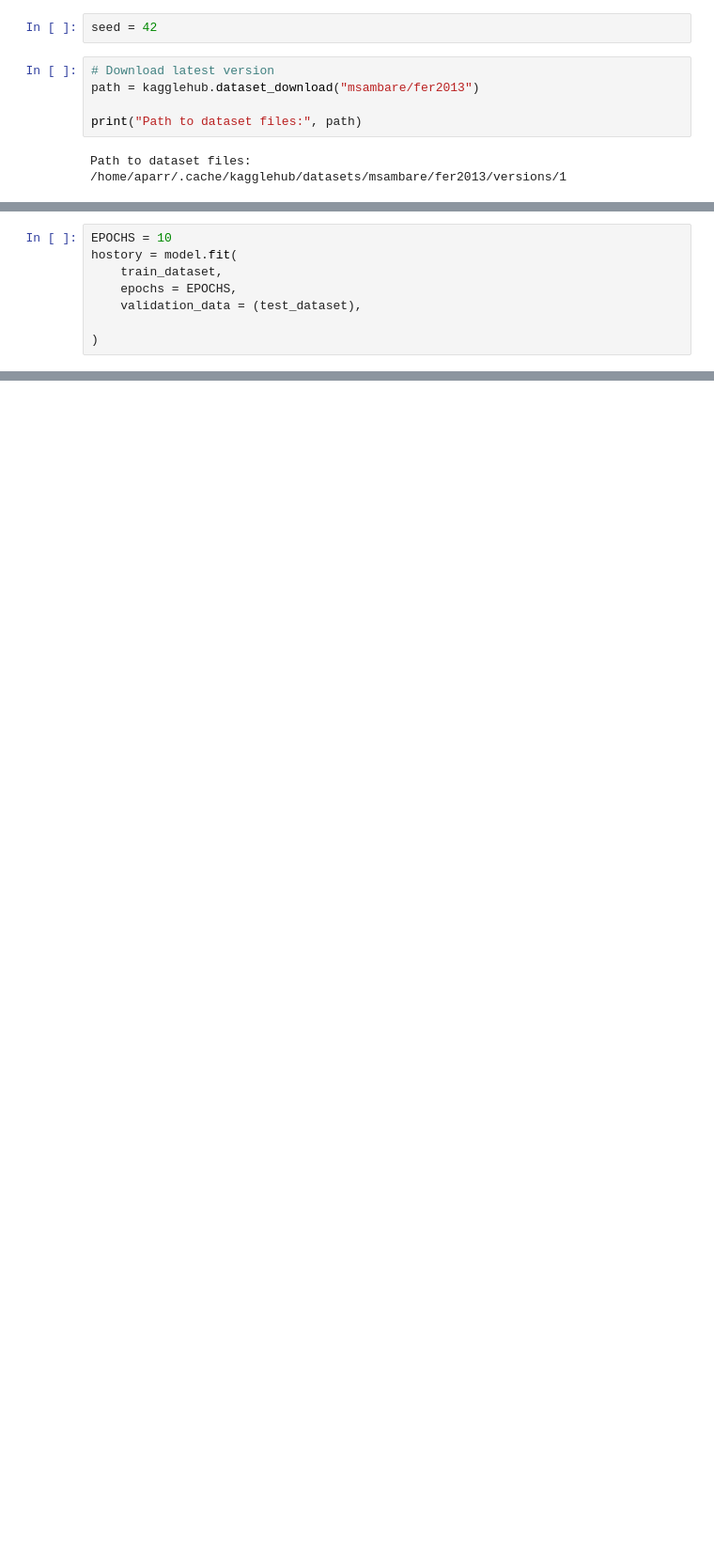
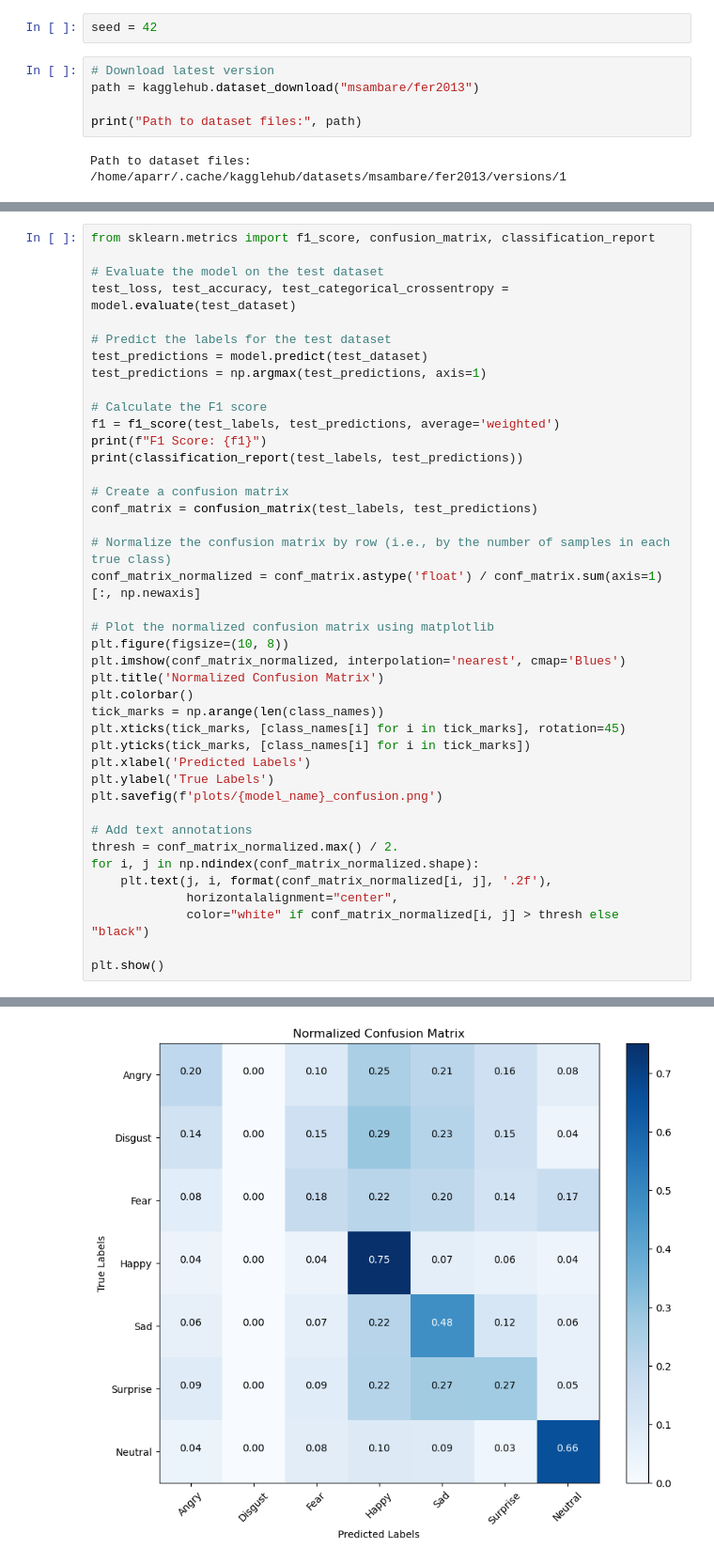
Before and after one commit to hoxxe-r/cais_winter_project, a Jupyter notebook: main.ipynb, the cells around one changed output, grey strips where cells are left out. Shown: that part at 94% size. Drawn from its saved outputs; the diff is of its cells as text; blank space fills up the shorter version.

```diff
--- a/main.ipynb
+++ b/main.ipynb
@@ -112,8 +182,0 @@ Model: "sequential_6"
-# %%
-EPOCHS = 10
-hostory = model.fit(
-    train_dataset,
-    epochs = EPOCHS,
-    validation_data = (test_dataset),
-
-)
@@ -140,0 +237,42 @@ Epoch 10/10
+# %%
+from sklearn.metrics import f1_score, confusion_matrix, classification_report
+
+# Evaluate the model on the test dataset
+test_loss, test_accuracy, test_categorical_crossentropy = model.evaluate(test_dataset)
+
+# Predict the labels for the test dataset
+test_predictions = model.predict(test_dataset)
+test_predictions = np.argmax(test_predictions, axis=1)
+
+# Calculate the F1 score
+f1 = f1_score(test_labels, test_predictions, average='weighted')
+print(f"F1 Score: {f1}")
+print(classification_report(test_labels, test_predictions))
+
+# Create a confusion matrix
+conf_matrix = confusion_matrix(test_labels, test_predictions)
+
+# Normalize the confusion matrix by row (i.e., by the number of samples in each true class)
+conf_matrix_normalized = conf_matrix.astype('float') / conf_matrix.sum(axis=1)[:, np.newaxis]
+
+# Plot the normalized confusion matrix using matplotlib
+plt.figure(figsize=(10, 8))
+plt.imshow(conf_matrix_normalized, interpolation='nearest', cmap='Blues')
+plt.title('Normalized Confusion Matrix')
+plt.colorbar()
+tick_marks = np.arange(len(class_names))
+plt.xticks(tick_marks, [class_names[i] for i in tick_marks], rotation=45)
+plt.yticks(tick_marks, [class_names[i] for i in tick_marks])
+plt.xlabel('Predicted Labels')
+plt.ylabel('True Labels')
+plt.savefig(f'plots/{model_name}_confusion.png')
+
+# Add text annotations
+thresh = conf_matrix_normalized.max() / 2.
+for i, j in np.ndindex(conf_matrix_normalized.shape):
+    plt.text(j, i, format(conf_matrix_normalized[i, j], '.2f'),
+             horizontalalignment="center",
+             color="white" if conf_matrix_normalized[i, j] > thresh else "black")
+
+plt.show()
+# %% [output]
@@ -140,0 +295 @@ Epoch 10/10
+[figure, added]
```
Also changed, not shown: parts of 8 cells of this notebook, 11 other files.
